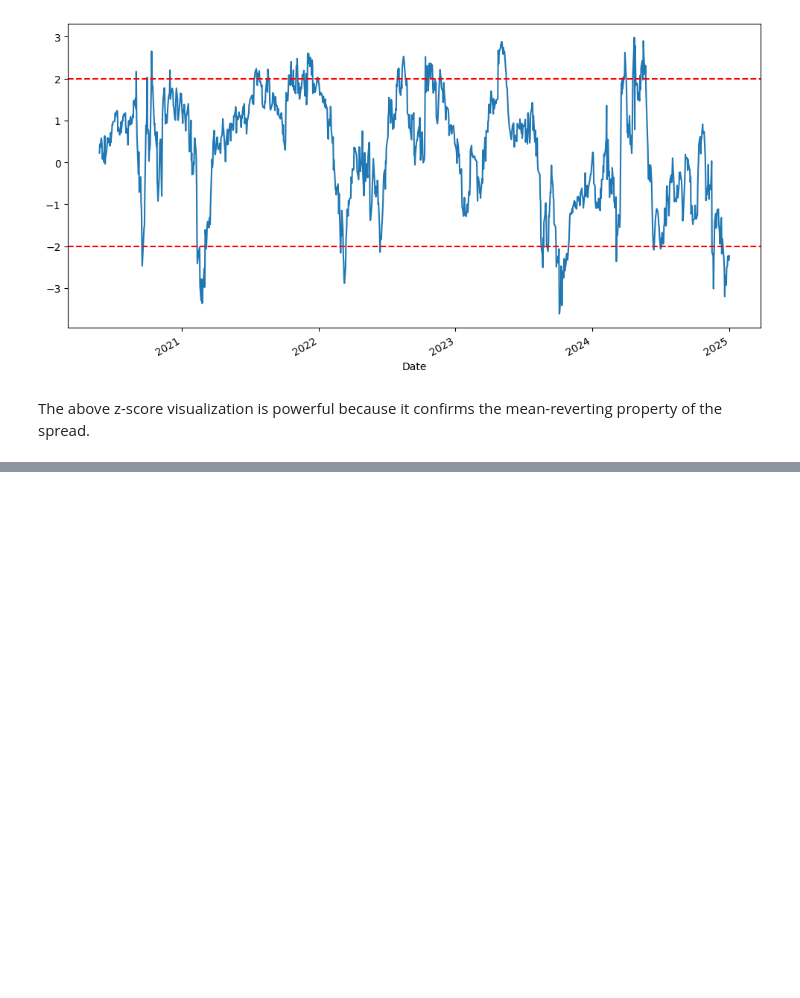
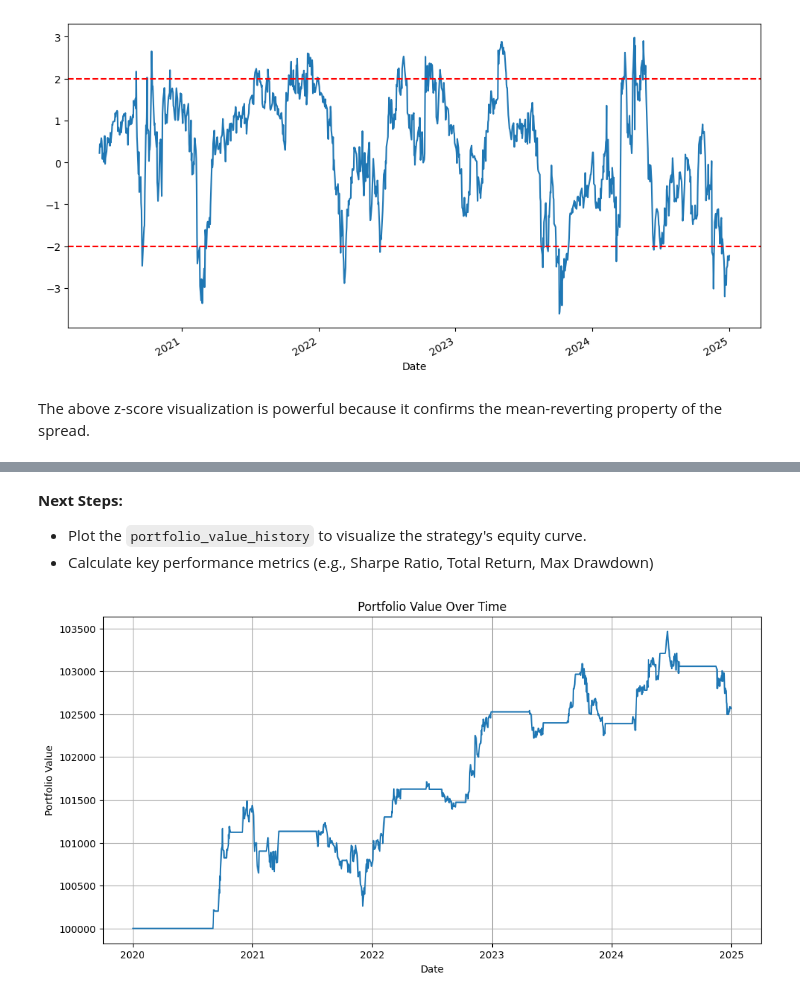
Before and after one commit to eleubner02/01-Stat-Arb-Pairs-Trading, a Jupyter notebook: notebooks/pairs_trading_analysis_v1.ipynb, the cells around one changed output, grey strips where cells are left out. Drawn from its saved outputs; the diff is of its cells as text; code cells hidden in the pictures; blank space fills up the shorter version.

Commit message:
Scaffolded basic backtester loop logic

```diff
--- a/notebooks/pairs_trading_analysis_v1.ipynb
+++ b/notebooks/pairs_trading_analysis_v1.ipynb
@@ -71,7 +53,7 @@ The Engle-Granger test resulted in a p-value of 0.469. The null hypothesis for t
 
 While the cointegration test was our permission to trade, the z-score serves as our signal to trade. The z-score is a normalized measure, which coupled with thresholds, tells us when we are far enough from the mean spread to execute our strategy.
 # %%
-spread = data['Close'][stock1] - data['Close'][stock2]
+spread = data['Close'][stockA] - data['Close'][stockB]
 
 # z-score function. .shift(1) is crucial because it prevents lookahead bias by only focusing on data before a given date
 def zscore(x, window):
@@ -84,7 +66,7 @@ def zscore(x, window):
 z_score = zscore(spread, 100)
 
 upper_threshold = 2.0
-lower_threshold = -2.0
+lower_threshold = -upper_threshold
 
 ax = z_score.plot(figsize=(12,6))
 ax.axhline(upper_threshold, color='r', linestyle='--')
@@ -94,9 +76,9 @@ ax.axhline(lower_threshold, color='r', linestyle='--')
 upper_crossings = z_score[z_score > upper_threshold].index
 lower_crossings = z_score[z_score < lower_threshold].index
 
-print("\nDates when z-score crosses the upper threshold:")
-print(upper_crossings)
+# print("\nDates when z-score crosses the upper threshold:")
+# print(upper_crossings)
 
-print("\nDates when z-score crosses the lower threshold:")
-print(lower_crossings)
+# print("\nDates when z-score crosses the lower threshold:")
+# print(lower_crossings)
 # %% [output]
@@ -122,0 +101,17 @@ The above z-score visualization is powerful because it confirms the mean-reverti
+# %%
+# 1. Initialization (Run this cell once)
+position = 0                # 0 for FLAT, 1 for LONG, -1 for SHORT
+initial_capital = 100000.0
+cash = initial_capital
+trade_size = 10000.0        # Allocate $10,000 to each side of the pair trade
+
+# State variables for our holdings
+shares_A = 0
+shares_B = 0 # Will be negative when we are short
+
+# History tracking
+portfolio_value_history = []
+
+# Thresholds
+ENTRY_THRESHOLD = upper_threshold
+EXIT_THRESHOLD = 0.5 # Exit when z-score gets back near zero
@@ -122,0 +210,18 @@ The above z-score visualization is powerful because it confirms the mean-reverti
+# %% [markdown]
+**Next Steps:**
+- Plot the `portfolio_value_history` to visualize the strategy's equity curve.
+- Calculate key performance metrics (e.g., Sharpe Ratio, Total Return, Max Drawdown)
+# %%
+import matplotlib.pyplot as plt
+
+# The portfolio_value_history list corresponds to the dates in the z_score index,
+# because we appended a value to it for each date in the z_score loop.
+plt.figure(figsize=(12, 6))
+plt.plot(z_score.index, portfolio_value_history)
+plt.title('Portfolio Value Over Time')
+plt.xlabel('Date')
+plt.ylabel('Portfolio Value')
+plt.grid(True)
+plt.show()
+# %% [output]
+[figure, added]
```
Also changed, not shown: parts of 10 cells of this notebook.
